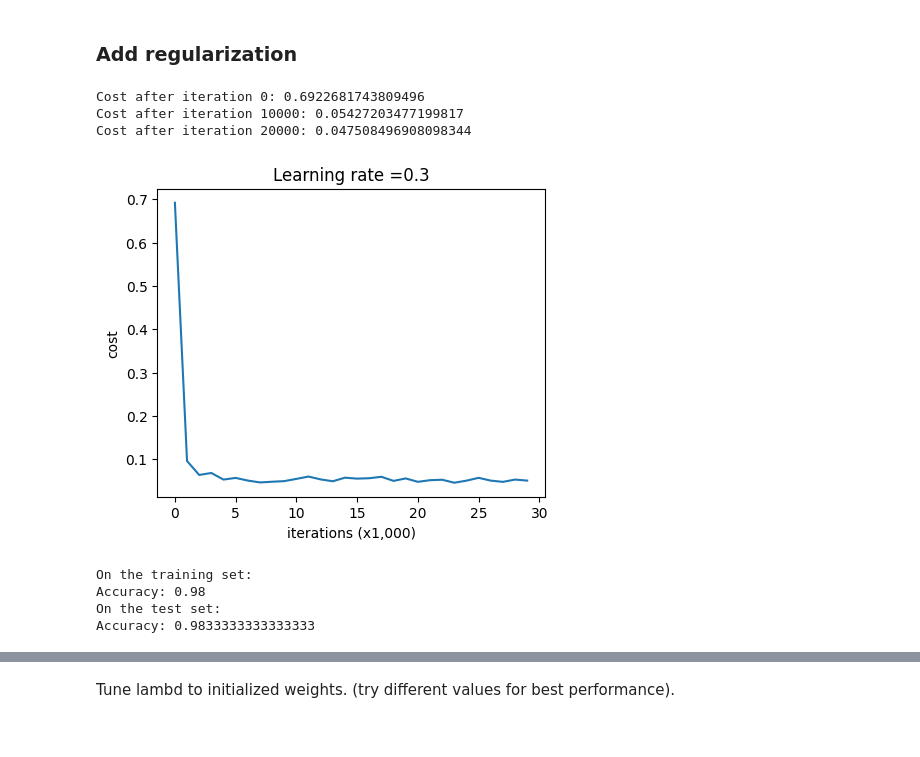
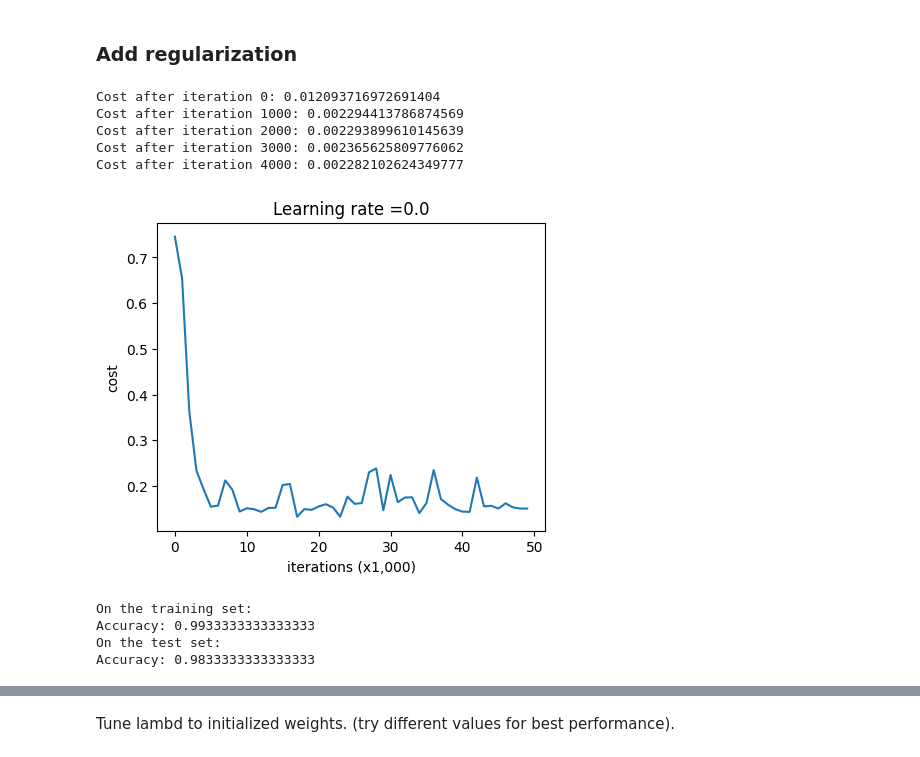
Before and after one commit to omkar-thite/nn_from_scratch_functions, a Jupyter notebook: classifier.ipynb, the cells around one changed output, grey strips where cells are left out. Cells and saved outputs as stored; diff of their text form; code cells hidden in the pictures.

```diff
--- a/classifier.ipynb
+++ b/classifier.ipynb
@@ -38,5 +38,5 @@ def load_dataset():
 **NN architecture: Input layer -> 5 units relu -> 2 units relu -> 1 unit sigmoid.**
 # %%
 # Define neurons per layer
-layers_dims = [train_X.shape[0], 5, 2, 1]
+layers_dims = [train_X.shape[0], 15, 10, 1]
 # %%
@@ -79,12 +81,14 @@ plot_decision_boundary(lambda x: predict_dec(parameters, x.T), train_X, train_Y)
 # %% [markdown]
 ### Add regularization
 # %%
-l2_parameters, l2_grads, costs = model(train_X, train_Y, layers_dims, learning_rate = 0.3, lambd=0.01)
+l2_parameters, l2_grads, costs = model(train_X, train_Y, layers_dims, learning_rate = 0.001, lambd=0.1)
 # %% [output]
-Cost after iteration 0: 0.6922681743809496
-Cost after iteration 10000: 0.05427203477199817
-Cost after iteration 20000: 0.047508496908098344
+Cost after iteration 0: 0.012093716972691404
+Cost after iteration 1000: 0.002294413786874569
+Cost after iteration 2000: 0.002293899610145639
+Cost after iteration 3000: 0.002365625809776062
+Cost after iteration 4000: 0.002282102624349777
-[figure, old version]
+[figure, new version]
 # %%
 print ("On the training set:")
 predictions_train = predict(train_X, train_Y, l2_parameters, forward_propagation)
@@ -92,7 +96,7 @@ print ("On the test set:")
 predictions_test = predict(test_X, test_Y, l2_parameters, forward_propagation)
 # %% [output]
 On the training set:
-Accuracy: 0.98
+Accuracy: 0.9933333333333333
 On the test set:
 Accuracy: 0.9833333333333333
 # %%
```
Also changed, not shown: parts of 11 cells of this notebook.
